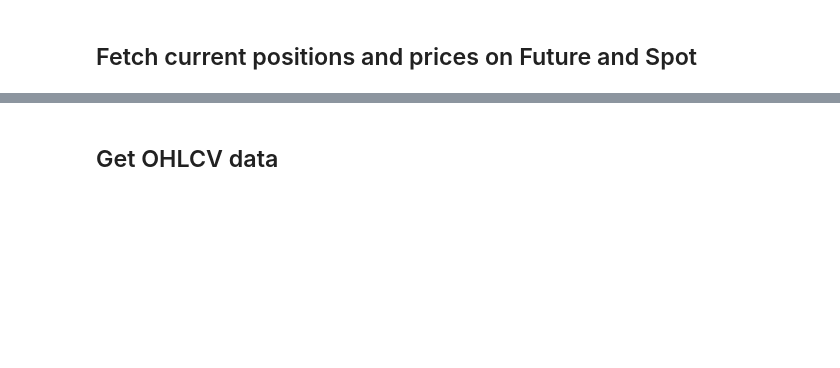
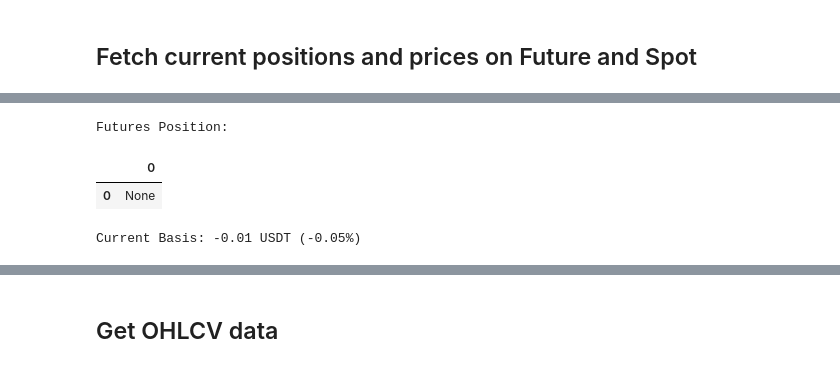
Before and after one commit to cleyfe/stablecoins_optimizer, a Jupyter notebook: testing/binance_client_interactions.ipynb, the cells around one changed output, grey strips where cells are left out. Drawn from its saved outputs; the diff is of its cells as text; code cells hidden in the pictures; blank space fills up the shorter version.

```diff
--- a/testing/binance_client_interactions.ipynb
+++ b/testing/binance_client_interactions.ipynb
@@ -67,0 +91,17 @@ display(real_time_prices)
+# %%
+# Fetch futures position
+futures_position = client.fetch_futures_position(symbol)
+print("Futures Position:")
+display(pd.DataFrame([futures_position]))
+# %% [output]
+Futures Position:
+|  | 0 |
+| 0 | None |
+# %%
+# Calculate basis (sell fut, buy spot)
+if spot_position and futures_position:
+    basis = futures_position['current_price'] - spot_position['current_price']
+    basis_percentage = (basis / spot_position['current_price']) * 100
+    print(f"Current Basis: {basis:.2f} USDT ({basis_percentage:.2f}%)")
+# %% [output]
+Current Basis: -0.01 USDT (-0.05%)
```
Also changed, not shown: parts of 17 cells of this notebook, 2 other files.
